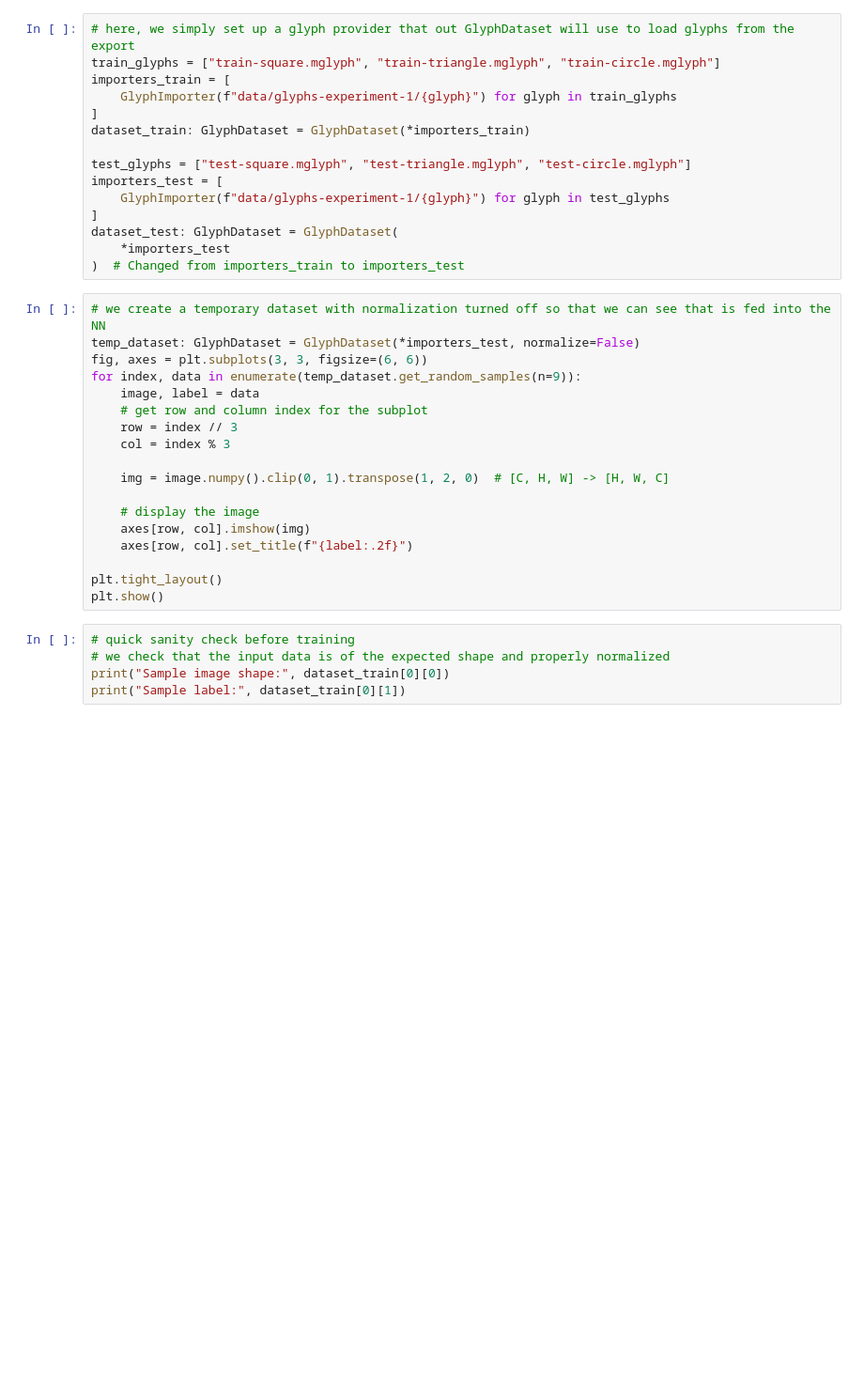
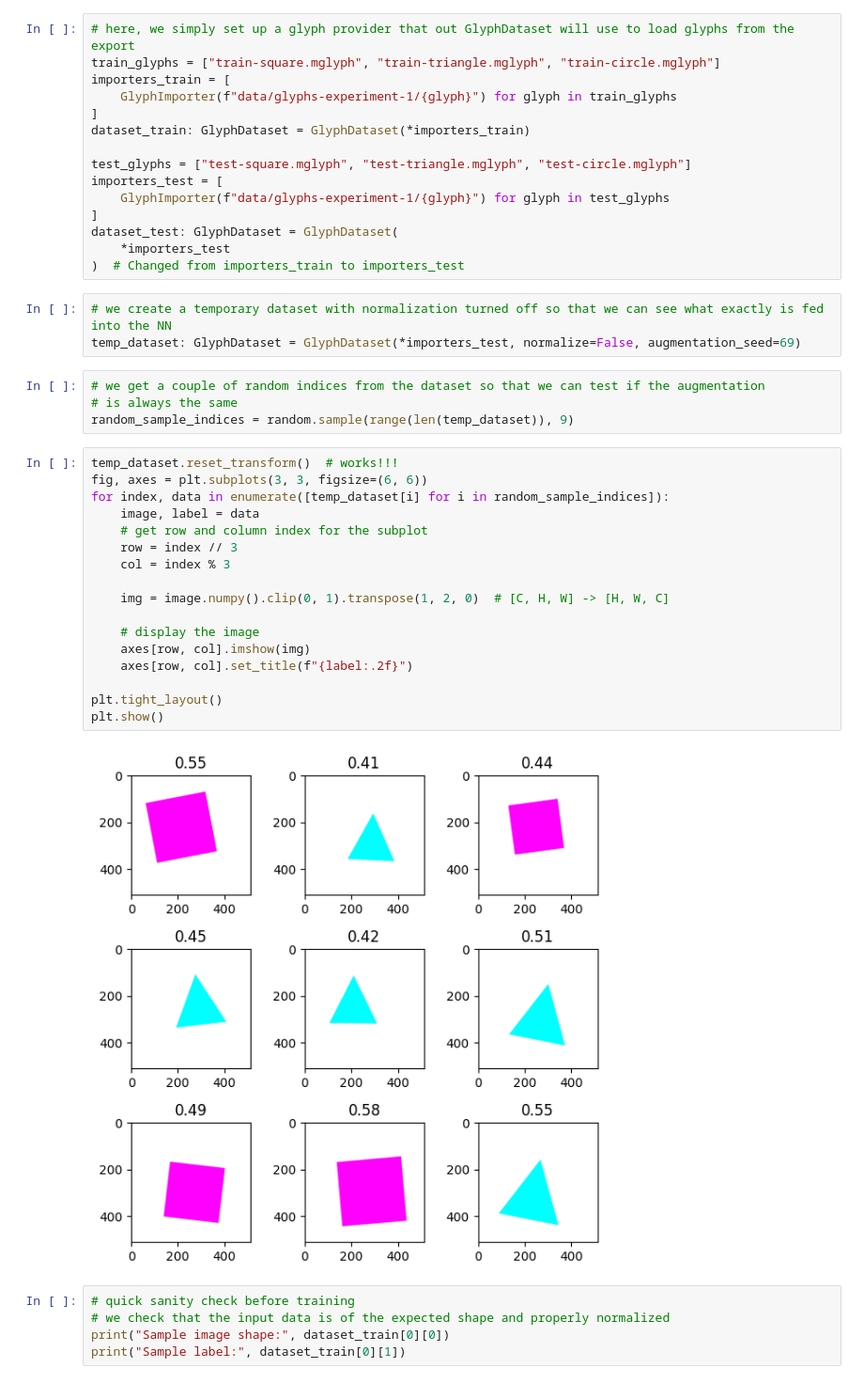
Before and after one commit to DJsushi/mglyph-ml, a Jupyter notebook: notebooks/training-1.ipynb, the cells around one changed output. Shown at 94% size. Cells and saved outputs as stored; diff of their text form; blank space fills up the shorter version.

Commit message:
add: dataset reproducibility (GlyphDataset.reset_transform())

```diff
--- a/notebooks/training-1.ipynb
+++ b/notebooks/training-1.ipynb
@@ -41,24 +49,32 @@ importers_test = [
 dataset_test: GlyphDataset = GlyphDataset(
     *importers_test
 )  # Changed from importers_train to importers_test
+# %%
+# we create a temporary dataset with normalization turned off so that we can see what exactly is fed into the NN
+temp_dataset: GlyphDataset = GlyphDataset(*importers_test, normalize=False, augmentation_seed=69)
+# %%
+# we get a couple of random indices from the dataset so that we can test if the augmentation
+# is always the same
+random_sample_indices = random.sample(range(len(temp_dataset)), 9)
 # %%
-# we create a temporary dataset with normalization turned off so that we can see that is fed into the NN
-temp_dataset: GlyphDataset = GlyphDataset(*importers_test, normalize=False)
+temp_dataset.reset_transform()  # works!!!
 fig, axes = plt.subplots(3, 3, figsize=(6, 6))
-for index, data in enumerate(temp_dataset.get_random_samples(n=9)):
+for index, data in enumerate([temp_dataset[i] for i in random_sample_indices]):
     image, label = data
     # get row and column index for the subplot
     row = index // 3
     col = index % 3
 
     img = image.numpy().clip(0, 1).transpose(1, 2, 0)  # [C, H, W] -> [H, W, C]
 
     # display the image
     axes[row, col].imshow(img)
     axes[row, col].set_title(f"{label:.2f}")
 
 plt.tight_layout()
 plt.show()
+# %% [output]
+[figure, added]
 # %%
 # quick sanity check before training
 # we check that the input data is of the expected shape and properly normalized
```
Also changed, not shown: parts of 5 cells of this notebook, 1 other file.
